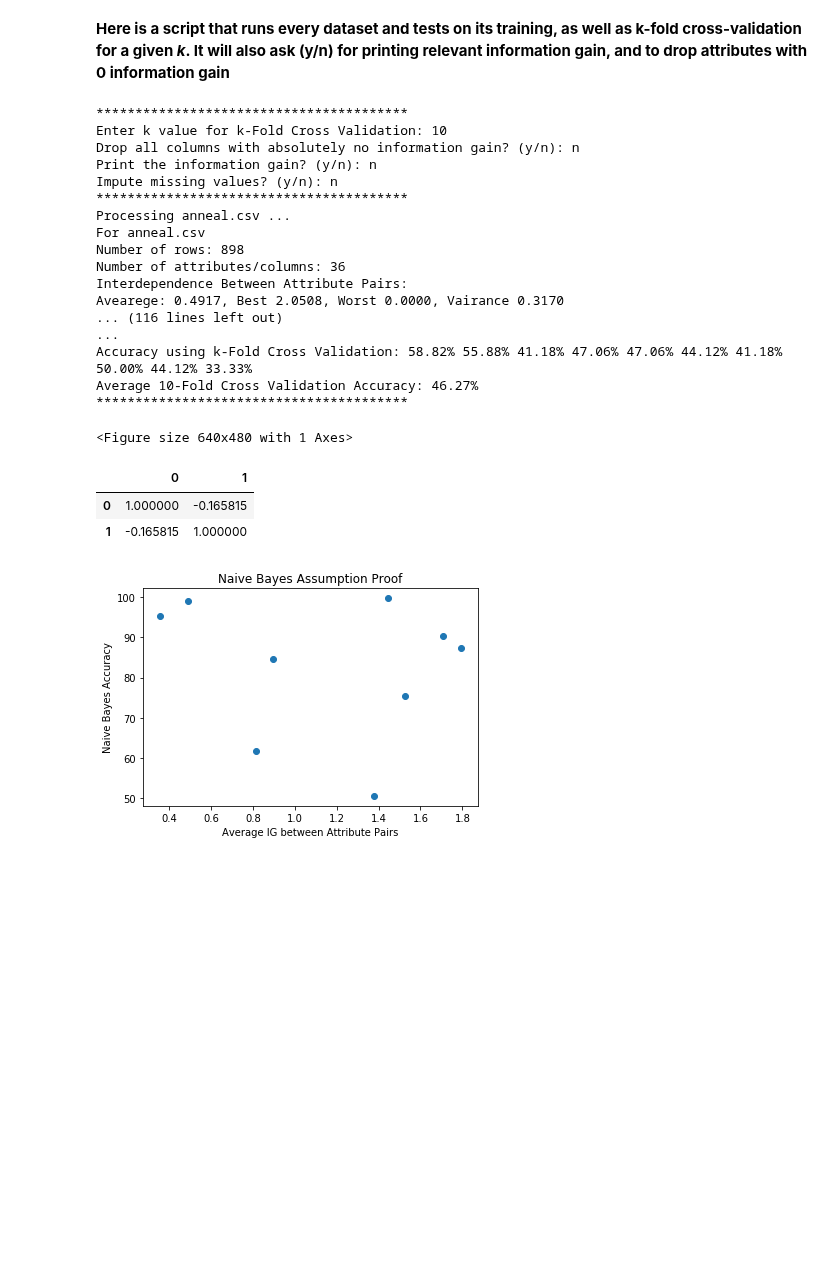
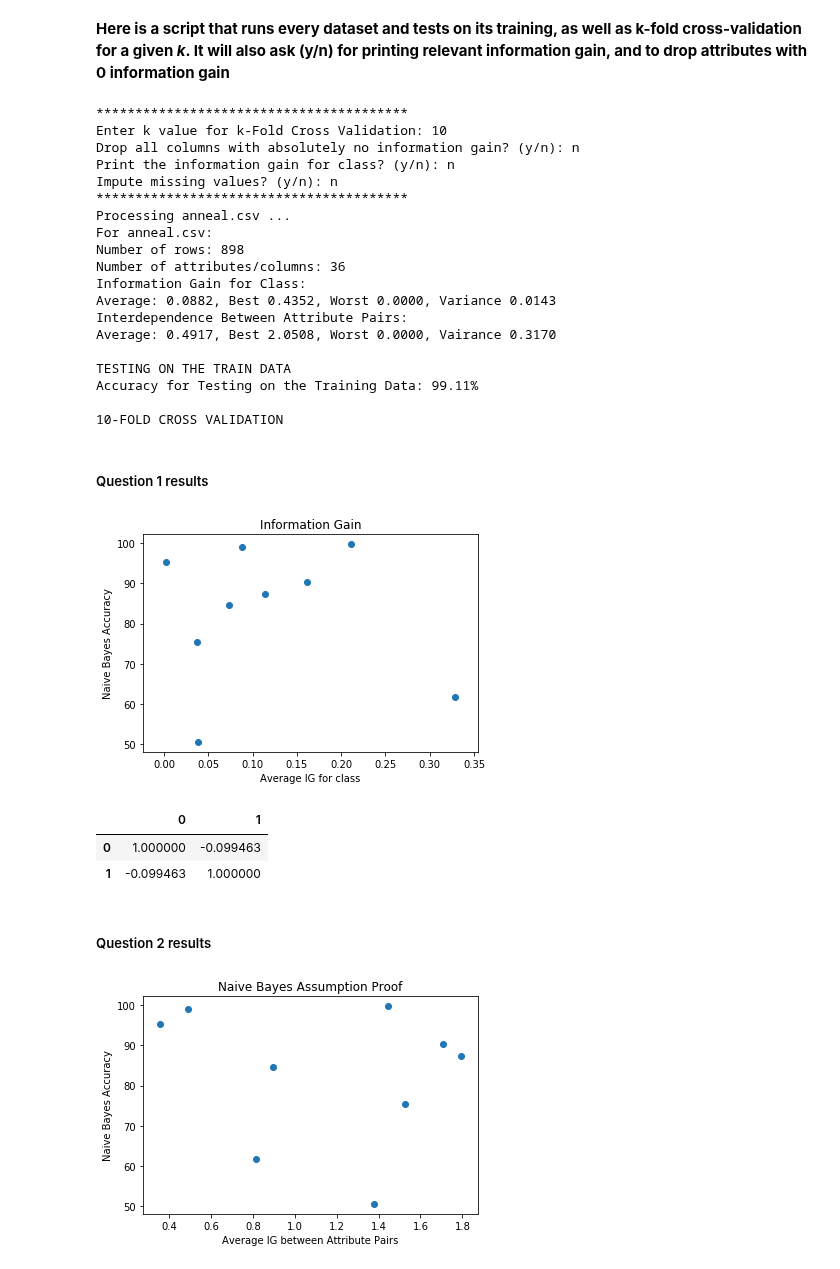
Before and after one commit to VoLKyyyOG/COMP30024, a Jupyter notebook: ML/2019S1-proj1.ipynb, the cells around one changed output. Cells and saved outputs as stored; diff of their text form; code cells hidden in the pictures; blank space fills up the shorter version.

Commit message:
ML stuff
I think I added a pretty solid Q2 answer. Also weird that info gain for class for primary-tumour was 2.0948, which is pretty damn high even tho the accuracy only resulted in 61.65%

```diff
--- a/ML/2019S1-proj1.ipynb
+++ b/ML/2019S1-proj1.ipynb
@@ -336,7 +338,7 @@ k = int(input("Enter k value for k-Fold Cross Validation: "))
 """DO WE WANT TO DROP 0 INFO GAIN ATTRIBUTES?"""
 drop = input("Drop all columns with absolutely no information gain? (y/n): ").lower()
 """DO WE WANT TO PRINT THE INFO GAIN?"""
-to_print = input("Print the information gain? (y/n): ").lower()
+to_print = input("Print the information gain for class? (y/n): ").lower()
 """DO WE WANT TO IMPUTE MISSING VALUES FOR THE TRAINING SET"""
 to_impute = input("Impute missing values? (y/n): ").lower()
 print("*"*40)
@@ -346,6 +348,8 @@ import matplotlib.pyplot as plt
 
 ig = defaultdict(float)
 acc = defaultdict(float)
+
+avg_ig = defaultdict(float)
 
 for data in datasets:
     print(f"Processing {data} ...")
@@ -361,16 +365,21 @@ for data in datasets:
             print(f'InfoGain({attribute} | class) = {info_gain_given_class[attribute]:.4f}')
         print('...')
 
-    IG_per_attr = info_gain_attributes(df, to_print = to_print)
-    print(f"For {data}") # Me change
+    IG_per_attr = info_gain_attributes(df)
+
+    avg_ig[data] = sum(info_gain_given_class.values())/len(info_gain_given_class)
+
+    print(f"For {data}:") # Me change
     print("Number of rows: %d" % len(df))
     print("Number of attributes/columns: %d" % len(df.columns))
+    print("Information Gain for Class:")
+    print(f"Average: {sum(info_gain_given_class.values())/len(info_gain_given_class):.4f}, Best {max(info_gain_given_class.values()):.4f}, Worst {min(info_gain_given_class.values()):.4f}, Variance {var(array(list(info_gain_given_class.values()))):.4f}")
     print("Interdependence Between Attribute Pairs:")
-    print(f"Avearege: {sum(IG_per_attr.values())/len(IG_per_attr):.4f}, Best {max(IG_per_attr.values()):.4f}, Worst {min(IG_per_attr.values()):.4f}, Vairance {var(array(list(IG_per_attr.values()))):.4f}") # Me change
+    print(f"Average: {sum(IG_per_attr.values())/len(IG_per_attr):.4f}, Best {max(IG_per_attr.values()):.4f}, Worst {min(IG_per_attr.values()):.4f}, Vairance {var(array(list(IG_per_attr.values()))):.4f}") # Me change
 
     ig[data] = sum(IG_per_attr.values())/len(IG_per_attr)
 
-    print("TESTING ON THE TRAIN DATA")
+    print("\nTESTING ON THE TRAIN DATA")
 
 
 
@@ -388,7 +397,6 @@ for data in datasets:
 
     cross_validation_pairs = preprocess(data, testing_on_train = False, k = k, drop = drop)
     trained_models = cross_validation_train(cross_validation_pairs)
-    print("...")
     predictions = cross_validation_predict(trained_models, cross_validation_pairs)
     cross_validation_results = cross_validation_evaluate(predictions, cross_validation_pairs)
     print("Accuracy using k-Fold Cross Validation: " + " ".join([f"{100*sum(i) / len(i):.2f}%" for i in cross_validation_results]))
@@ -398,22 +406,44 @@ for data in datasets:
 ****************************************
 Enter k value for k-Fold Cross Validation: 10
 Drop all columns with absolutely no information gain? (y/n): n
-Print the information gain? (y/n): n
+Print the information gain for class? (y/n): n
 Impute missing values? (y/n): n
 ****************************************
 Processing anneal.csv ...
-For anneal.csv
+For anneal.csv:
 Number of rows: 898
 Number of attributes/columns: 36
+Information Gain for Class:
+Average: 0.0882, Best 0.4352, Worst 0.0000, Variance 0.0143
 Interdependence Between Attribute Pairs:
-Avearege: 0.4917, Best 2.0508, Worst 0.0000, Vairance 0.3170
-... (116 lines left out)
-...
-Accuracy using k-Fold Cross Validation: 58.82% 55.88% 41.18% 47.06% 47.06% 44.12% 41.18% 50.00% 44.12% 33.33%
-Average 10-Fold Cross Validation Accuracy: 46.27%
-****************************************
+Average: 0.4917, Best 2.0508, Worst 0.0000, Vairance 0.3170
+
+TESTING ON THE TRAIN DATA
+Accuracy for Testing on the Training Data: 99.11%
+
+10-FOLD CROSS VALIDATION
-<Figure size 640x480 with 1 Axes>
-|  | 0 | 1 |
-| 0 | 1.000000 | -0.165815 |
-| 1 | -0.165815 | 1.000000 |
+# %% [markdown]
+##### Question 1 results
+# %%
+mapper = defaultdict(list)
+for i in avg_ig.keys():
+    mapper[i].append(avg_ig[i])
+    mapper[i].append(acc[i])
+mapper.values()
+
+plt.scatter([i[0] for i in mapper.values()], [i[1] for i in mapper.values()])
+plt.title("Information Gain")
+plt.xlabel("Average IG for class")
+plt.ylabel("Naive Bayes Accuracy")
+
+plt.show()
+
+display(DataFrame.from_dict(mapper).T.corr())
+# %% [output]
+[figure, added]
+|  | 0 | 1 |
+| 0 | 1.000000 | -0.099463 |
+| 1 | -0.099463 | 1.000000 |
+# %% [markdown]
+##### Question 2 results
 # %%
```
Also changed, not shown: parts of 3 cells of this notebook.
